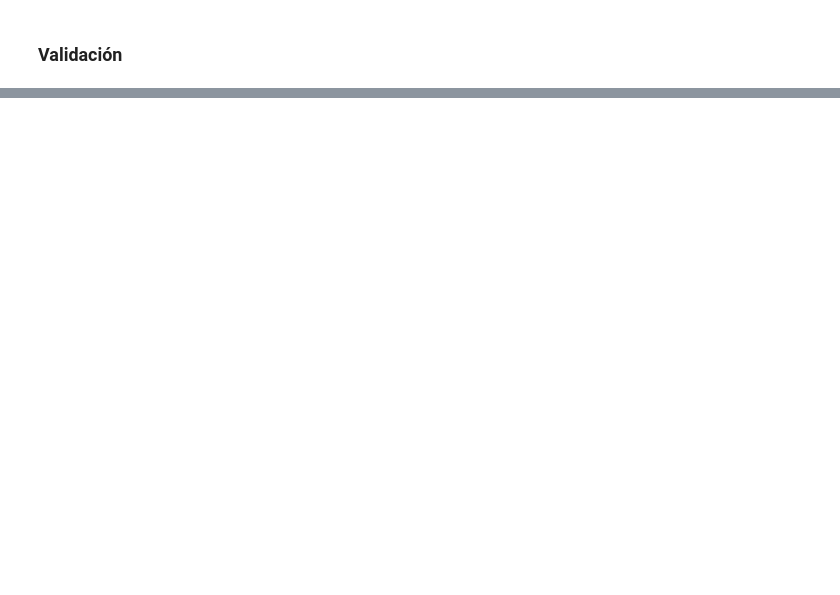
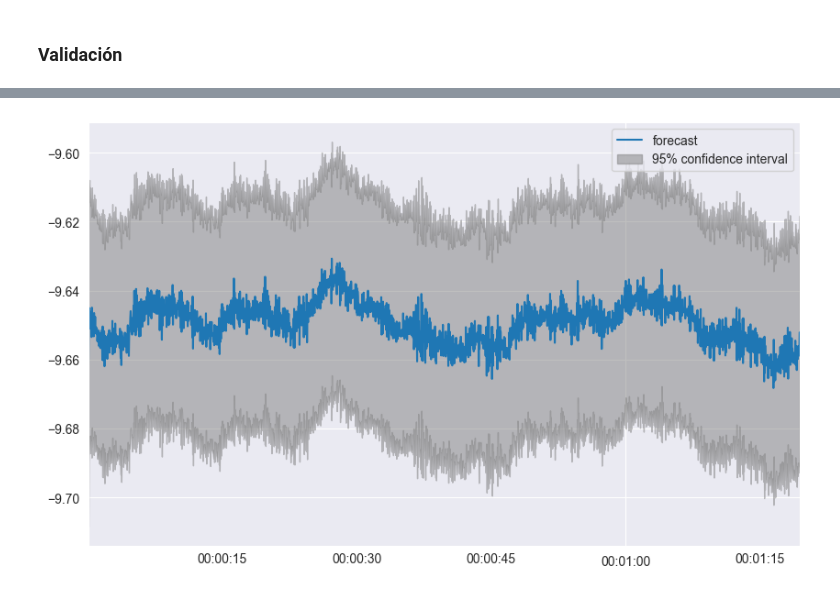
Before and after one commit to lllerena2/physiotherapy_challenge, a Jupyter notebook: book/notebooks.ipynb, the cells around one changed output, grey strips where cells are left out. Saved outputs shown, nothing was run; the diff lists cells and outputs as text; code cells hidden in the pictures; blank space fills up the shorter version.

```diff
--- a/book/notebooks.ipynb
+++ b/book/notebooks.ipynb
@@ -308,0 +344,3 @@ model_fit.plot_diagnostics(figsize=(14,10));
+# %%
+model = ARIMA(train, order=best_order)
+model_fit = model.fit()
@@ -308,0 +385,7 @@ model_fit.plot_diagnostics(figsize=(14,10));
+# %%
+plt.rcParams.update({'figure.figsize': (10,6)})
+fig, ax = plt.subplots();
+plot_predict(model_fit, 2, ax=ax);
+plt.show();
+# %% [output]
+[figure, added]
```
Also changed, not shown: parts of 24 cells of this notebook.
